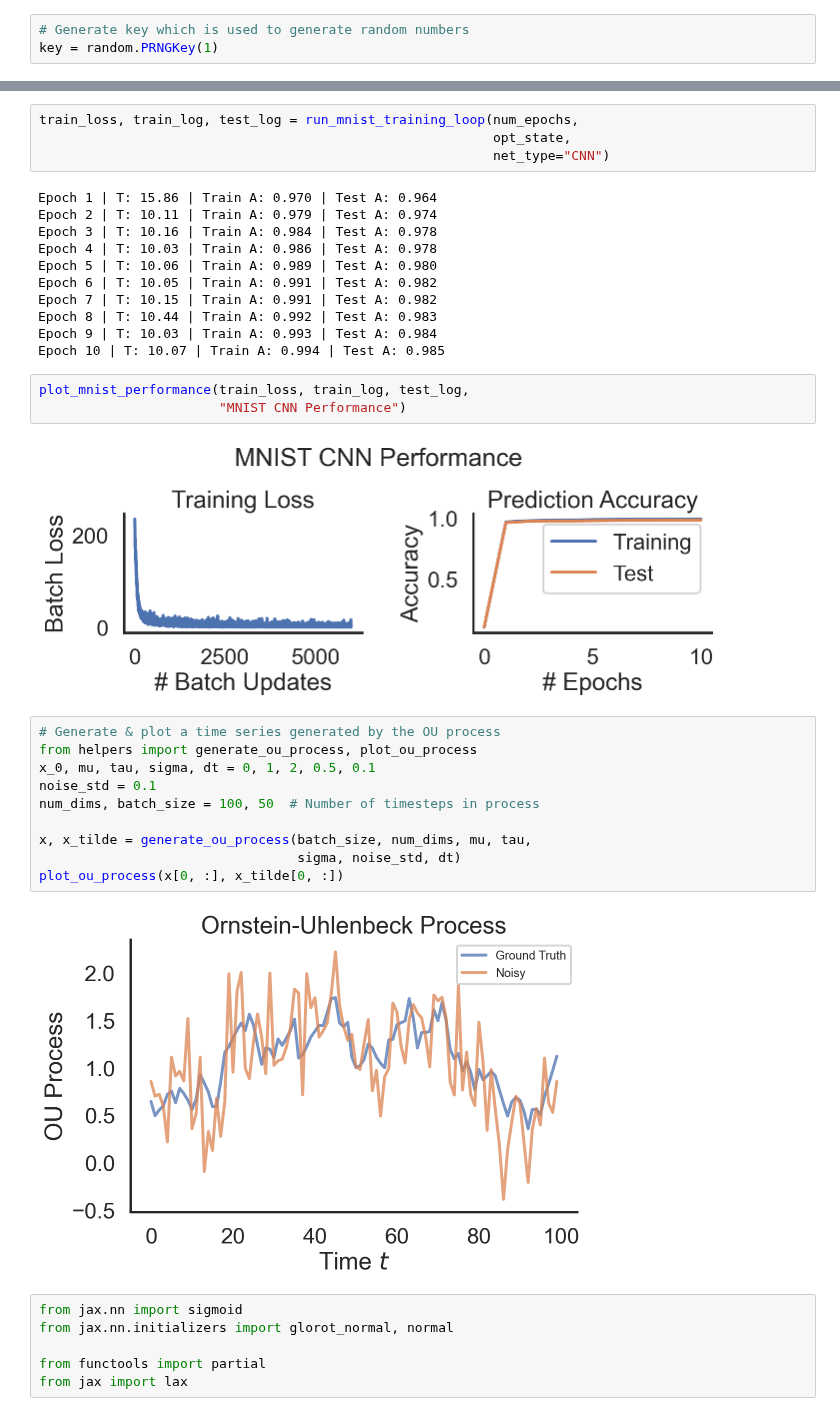
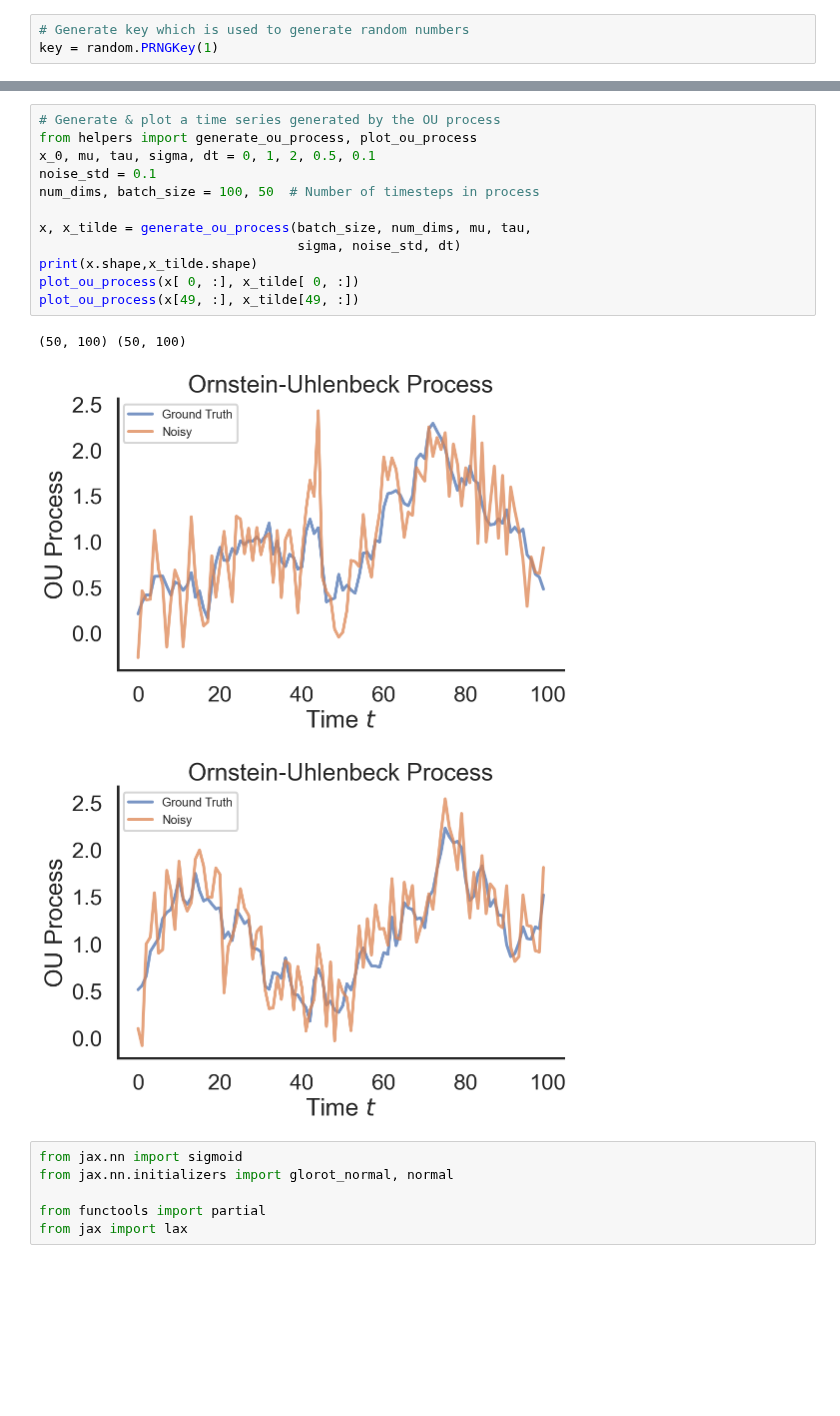
Before and after one commit to franciscodominguezmateos/IntroduccionDeepLearning, a Jupyter notebook: jax_gru_20062401.ipynb, the cells around one changed output, grey strips where cells are left out. Saved outputs shown, nothing was run; the diff lists cells and outputs as text; blank space fills up the shorter version.

```diff
--- a/jax_gru_20062401.ipynb
+++ b/jax_gru_20062401.ipynb
@@ -288,35 +33,19 @@ num_epochs = 10
-# %%
-train_loss, train_log, test_log = run_mnist_training_loop(num_epochs,
-                                                          opt_state,
-                                                          net_type="CNN")
-# %% [output]
-Epoch 1 | T: 15.86 | Train A: 0.970 | Test A: 0.964
-Epoch 2 | T: 10.11 | Train A: 0.979 | Test A: 0.974
-Epoch 3 | T: 10.16 | Train A: 0.984 | Test A: 0.978
-Epoch 4 | T: 10.03 | Train A: 0.986 | Test A: 0.978
-Epoch 5 | T: 10.06 | Train A: 0.989 | Test A: 0.980
-Epoch 6 | T: 10.05 | Train A: 0.991 | Test A: 0.982
-Epoch 7 | T: 10.15 | Train A: 0.991 | Test A: 0.982
-Epoch 8 | T: 10.44 | Train A: 0.992 | Test A: 0.983
-Epoch 9 | T: 10.03 | Train A: 0.993 | Test A: 0.984
-Epoch 10 | T: 10.07 | Train A: 0.994 | Test A: 0.985
-# %%
-plot_mnist_performance(train_loss, train_log, test_log,
-                       "MNIST CNN Performance")
-# %% [output]
-[figure, removed]
 # %%
 # Generate & plot a time series generated by the OU process
 from helpers import generate_ou_process, plot_ou_process
 x_0, mu, tau, sigma, dt = 0, 1, 2, 0.5, 0.1
 noise_std = 0.1
 num_dims, batch_size = 100, 50  # Number of timesteps in process
 
 x, x_tilde = generate_ou_process(batch_size, num_dims, mu, tau,
                                  sigma, noise_std, dt)
-plot_ou_process(x[0, :], x_tilde[0, :])
+print(x.shape,x_tilde.shape)
+plot_ou_process(x[ 0, :], x_tilde[ 0, :])
+plot_ou_process(x[49, :], x_tilde[49, :])
 # %% [output]
+(50, 100) (50, 100)
-[figure, old version]
+[figure, new version]
+[figure, added]
 # %%
 from jax.nn import sigmoid
 from jax.nn.initializers import glorot_normal, normal
```
Also changed, not shown: parts of 28 cells of this notebook, 3 other files.
